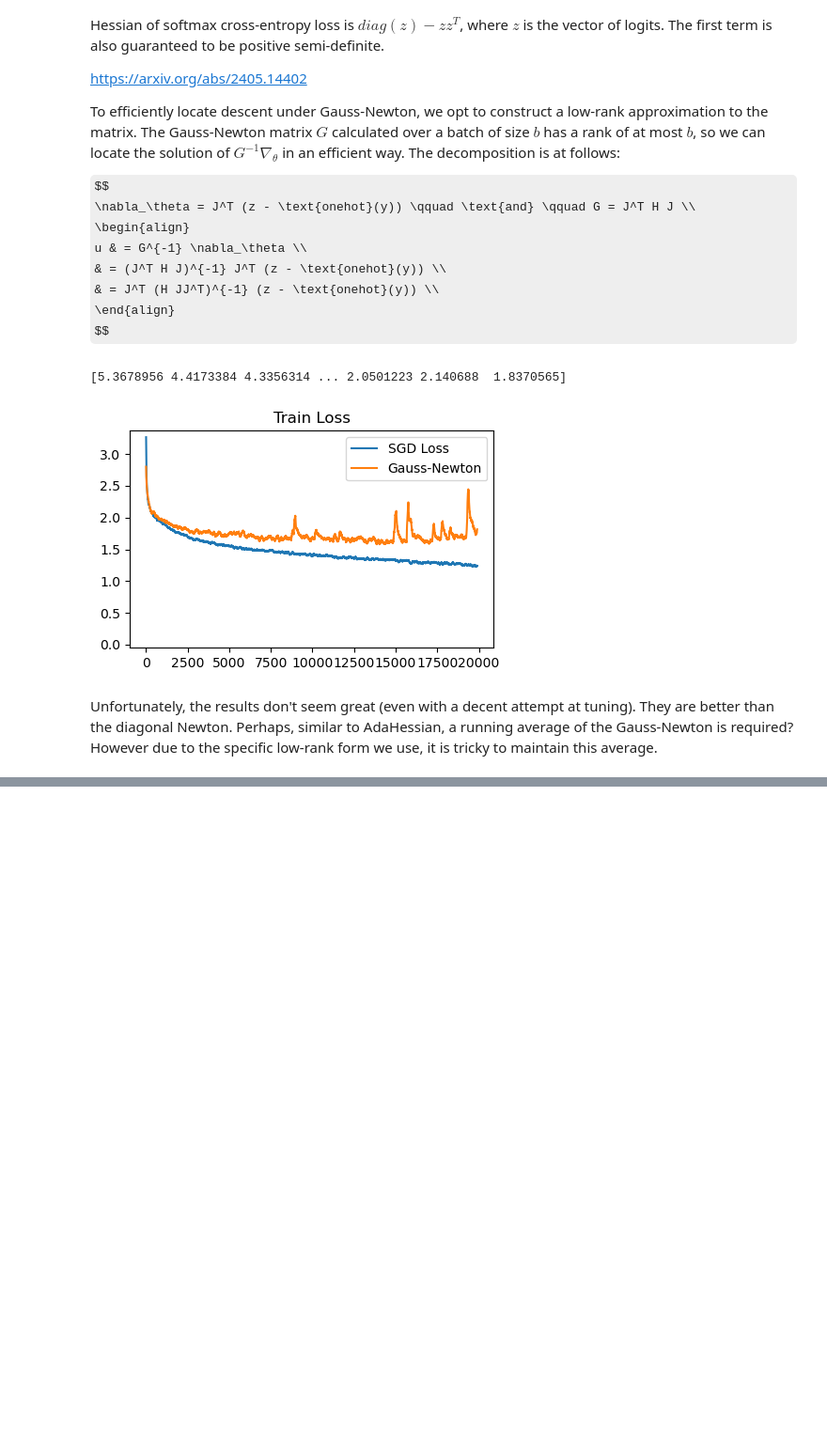
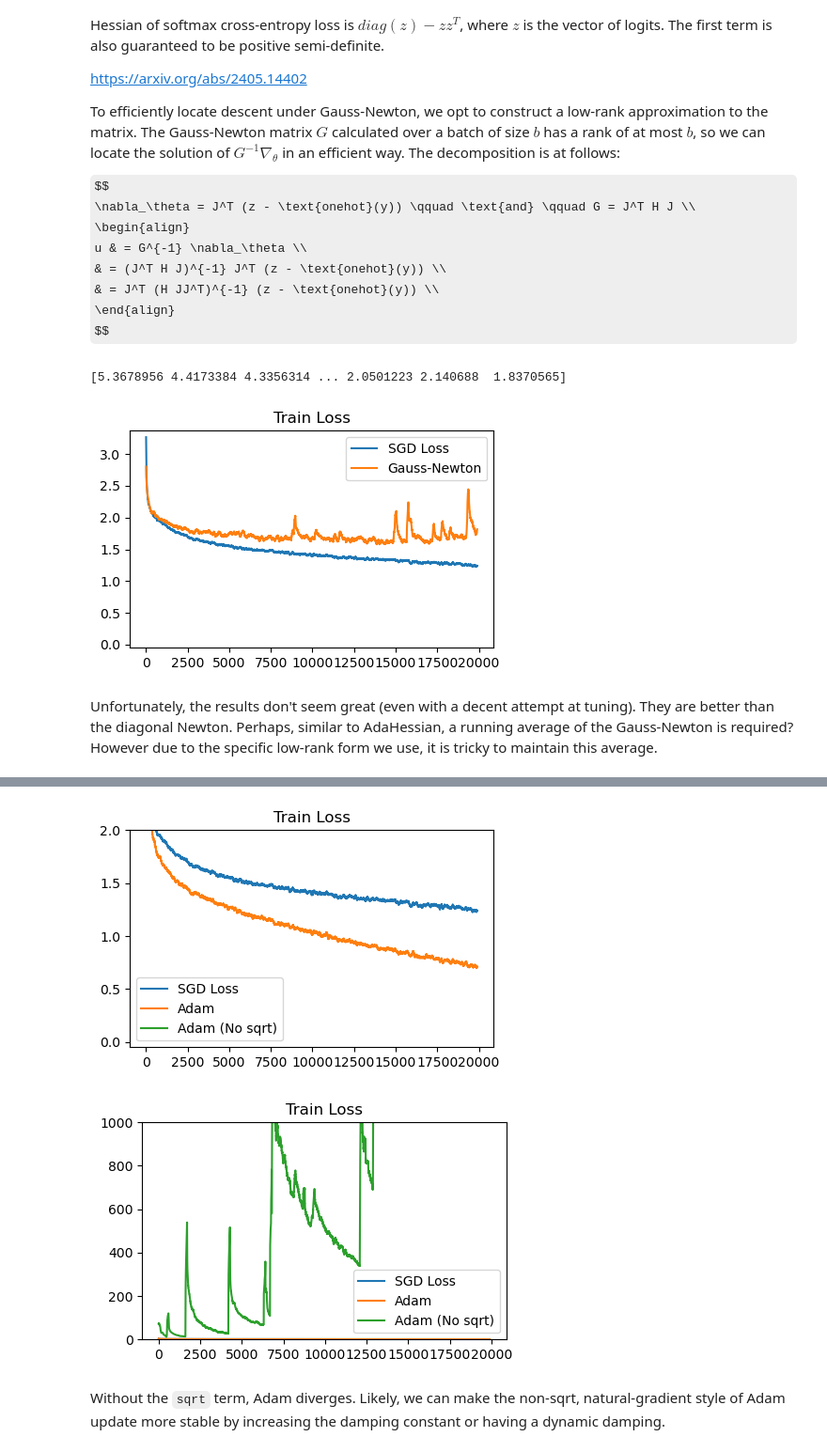
Before and after one commit to kvfrans/notes, a Jupyter notebook: 7-notes/second-order-optimization.ipynb, the cells around one changed output, grey strips where cells are left out. Shown: that part at 94% size. Cells and saved outputs as stored; diff of their text form; code cells hidden in the pictures; some formulas as TeX source; blank space fills up the shorter version.

```diff
--- a/7-notes/second-order-optimization.ipynb
+++ b/7-notes/second-order-optimization.ipynb
@@ -397,7 +394,7 @@ def train_cifar(optimizer_fn, init_opt_fn, max_steps, batch_size=128):
             return loss
         loss_fn_partial = functools.partial(loss_fn, x=images, y=labels)
         logit_fn_partial = lambda p : classifier.apply({'params': p}, images/255.0, rngs={'dropout': key}, deterministic=False)
-        loss, params, opt_state = optimizer_fn(params, opt_state, loss_fn_partial, labels=labels, step=step, logit_fn=logit_fn_partial)
+        loss, params, opt_state = optimizer_fn(params, opt_state, loss_fn_partial, labels=labels, step=step, logit_fn=logit_fn_partial, key=key)
         return loss, params, opt_state
     for i in tqdm.tqdm(range(max_steps)):
         key, data_key, update_key = jax.random.split(key, 3)
@@ -583,0 +653,21 @@ After this: Adagrad as a second-order natural gradient method. Then variants: Ad
+# %%
+def adam_no_momentum(params, opt_state, loss_fn, step, exponent, **kwargs):
+    loss, grads = jax.value_and_grad(loss_fn)(params)
+    variance = opt_state
+    b2 = 0.999
+    new_variance = jax.tree_map(lambda v, g: b2 * v + (1-b2) * g ** 2, variance, grads)
+    v_hat = jax.tree_map(lambda v: v / (1 - b2 ** (step + 1)), new_variance)
+    update = jax.tree_map(lambda g, v: g / (jnp.power(v, exponent) + 1e-6), grads, v_hat)
+    new_params = jax.tree_map(lambda p, u: p - 0.001 * u, params, update)
+    return loss, new_params, new_variance
+init_opt_fn = lambda m: zero_params(m)
+
+adam_sqrt_loss = train_cifar(functools.partial(adam_no_momentum, exponent=0.5), init_opt_fn, 20_000)
+adam_naturalgrad_loss = train_cifar(functools.partial(adam_no_momentum, exponent=1), init_opt_fn, 20_000)
+plot_losses([sgd_loss, adam_sqrt_loss, adam_naturalgrad_loss], ['SGD Loss', 'Adam', 'Adam (No sqrt)'], 'Train Loss')
+plot_losses([sgd_loss, adam_sqrt_loss, adam_naturalgrad_loss], ['SGD Loss', 'Adam', 'Adam (No sqrt)'], 'Train Loss', ylim=1000)
+# %% [output]
+[figure, added]
+[figure, added]
+# %% [markdown]
+Without the `sqrt` term, Adam diverges. Likely, we can make the non-sqrt, natural-gradient style of Adam update more stable by increasing the damping constant or having a dynamic damping.
```
Also changed, not shown: parts of 12 cells of this notebook, 1 other file.
